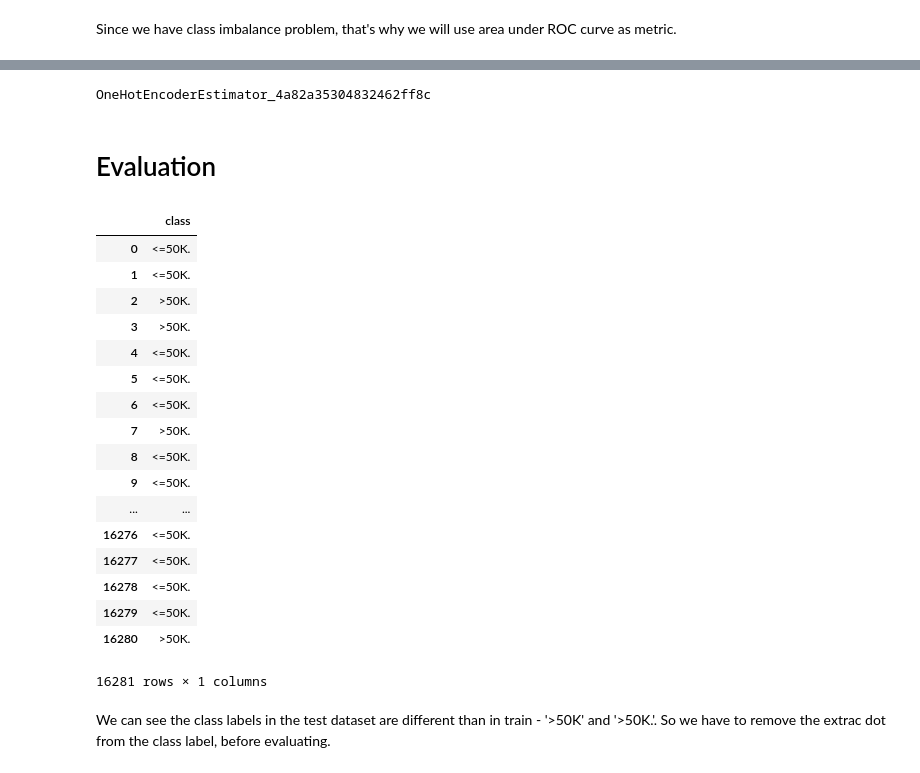
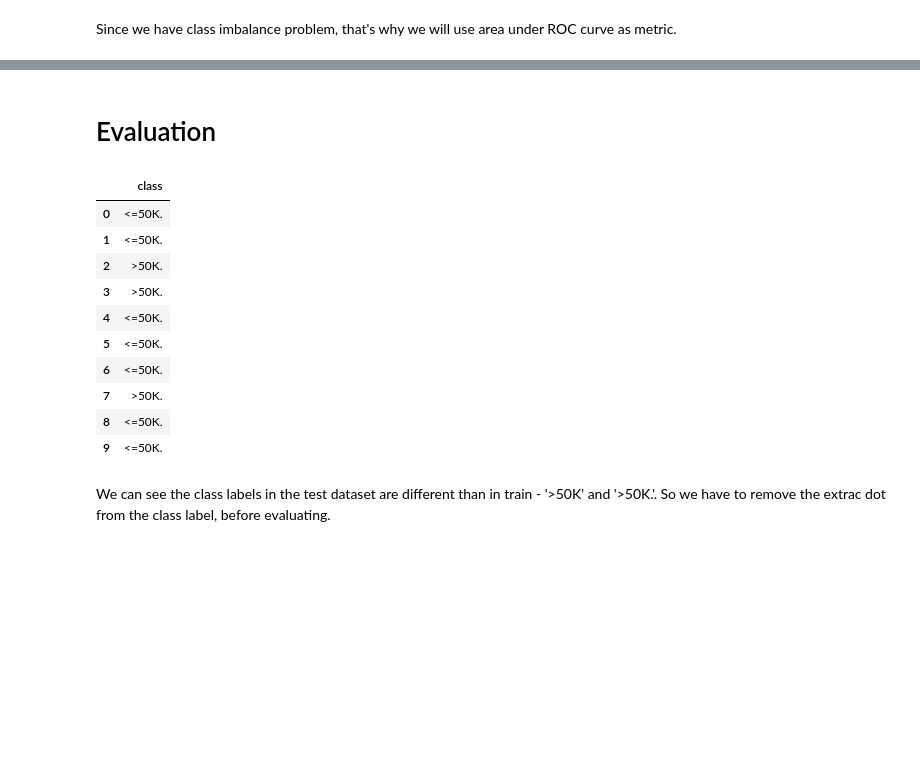
Before and after one commit to riyadparvez/pyspark-datascience, a Jupyter notebook: income/spark.ipynb, the cells around one changed output, grey strips where cells are left out. Cells and saved outputs as stored; diff of their text form; code cells hidden in the pictures; blank space fills up the shorter version.

```diff
--- a/income/spark.ipynb
+++ b/income/spark.ipynb
@@ -356,41 +429,28 @@ metric
-# %%
-classifier = model.stages[-1]
-ohe = model.stages[-3]
-ohe
-# %% [output]
-OneHotEncoderEstimator_4a82a35304832462ff8c
 # %% [markdown]
 # Evaluation
 # %%
 headers = ["age", "workclass", "fnlwgt", "education", "education-num",
            "marital-status", "occupation", "relationship", "race", "sex",
            "capital-gain", "capital-loss", "hours-per-week", "native-country",
            "class"]
 
 test = spark.read.csv('./adult.test.txt',
                       inferSchema='true',
                       ignoreLeadingWhiteSpace='true',
                       ignoreTrailingWhiteSpace='true').toDF(*headers)
-test.select('class').toPandas()
+test.select('class').limit(10).toPandas()
 # %% [output]
 |  | class |
 | 0 | <=50K. |
 | 1 | <=50K. |
 | 2 | >50K. |
 | 3 | >50K. |
 | 4 | <=50K. |
 | 5 | <=50K. |
 | 6 | <=50K. |
 | 7 | >50K. |
 | 8 | <=50K. |
 | 9 | <=50K. |
-| ... | ... |
-| 16276 | <=50K. |
-| 16277 | <=50K. |
-| 16278 | <=50K. |
-| 16279 | <=50K. |
-| 16280 | >50K. |
-16281 rows × 1 columns
 # %% [markdown]
 We can see the class labels in the test dataset are different than in train - '>50K' and '>50K.'. So we have to remove the extrac dot from the class label, before evaluating.
 # %%
```
Also changed, not shown: parts of 11 cells of this notebook, 3 other files.
